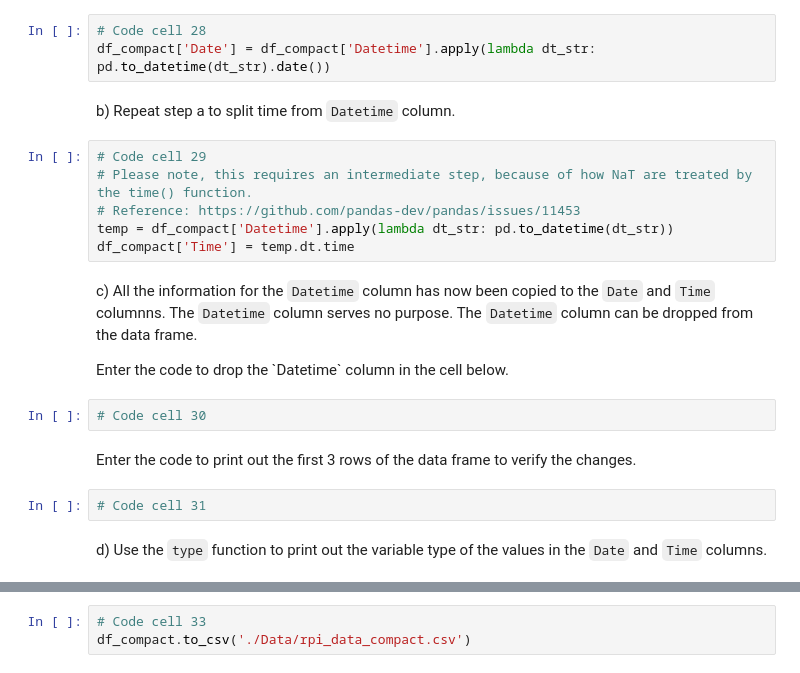
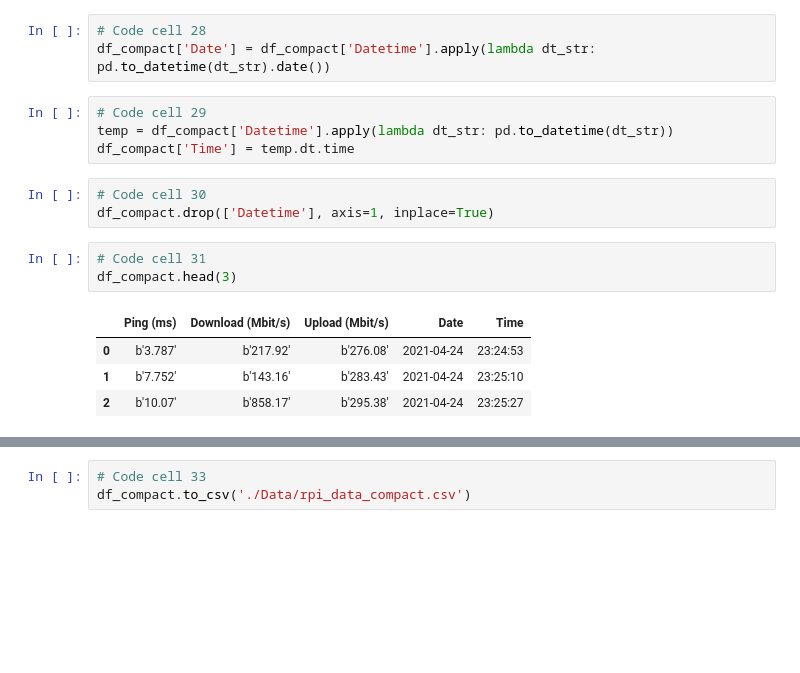
Before and after one commit to pugovkamiha/abd, a Jupyter notebook: lab2/Lab 2 - Internet Meter Data Analysis.ipynb, the cells around one changed output, grey strips where cells are left out. Saved outputs shown, nothing was run; the diff lists cells and outputs as text; blank space fills up the shorter version.

```diff
--- a/lab2/Lab 2 - Internet Meter Data Analysis.ipynb
+++ b/lab2/Lab 2 - Internet Meter Data Analysis.ipynb
@@ -246,25 +248,21 @@ a) Apply the `lambda` function to iterate through the data frame to split the da
 # %%
 # Code cell 28
 df_compact['Date'] = df_compact['Datetime'].apply(lambda dt_str: pd.to_datetime(dt_str).date())
-# %% [markdown]
-b) Repeat step a to split time from `Datetime` column.
 # %%
 # Code cell 29
-# Please note, this requires an intermediate step, because of how NaT are treated by the time() function.
-# Reference: https://github.com/pandas-dev/pandas/issues/11453
 temp = df_compact['Datetime'].apply(lambda dt_str: pd.to_datetime(dt_str))
 df_compact['Time'] = temp.dt.time
-# %% [markdown]
-c) All the information for the `Datetime` column has now been copied to the `Date` and `Time` columnns. The `Datetime` column serves no purpose. The `Datetime` column can be dropped from the data frame.
-<p>Enter the code to drop the `Datetime` column in the cell below.
+# %%
+# Code cell 30
+df_compact.drop(['Datetime'], axis=1, inplace=True)
 # %%
-# Code cell 30
+# Code cell 31
+df_compact.head(3)
+# %% [output]
+|  | Ping (ms) | Download (Mbit/s) | Upload (Mbit/s) | Date | Time |
+| 0 | b'3.787' | b'217.92' | b'276.08' | 2021-04-24 | 23:24:53 |
+| 1 | b'7.752' | b'143.16' | b'283.43' | 2021-04-24 | 23:25:10 |
+| 2 | b'10.07' | b'858.17' | b'295.38' | 2021-04-24 | 23:25:27 |
-# %% [markdown]
-Enter the code to print out the first 3 rows of the data frame to verify the changes.
-# %%
-# Code cell 31
-# %% [markdown]
-d) Use the `type` function to print out the variable type of the values in the `Date` and `Time` columns.
 # %%
 # Code cell 32
 print(df_compact['Date'][0], type(df_compact['Date'][0]) )
```
Also changed, not shown: parts of 38 cells of this notebook, 7 other files.
